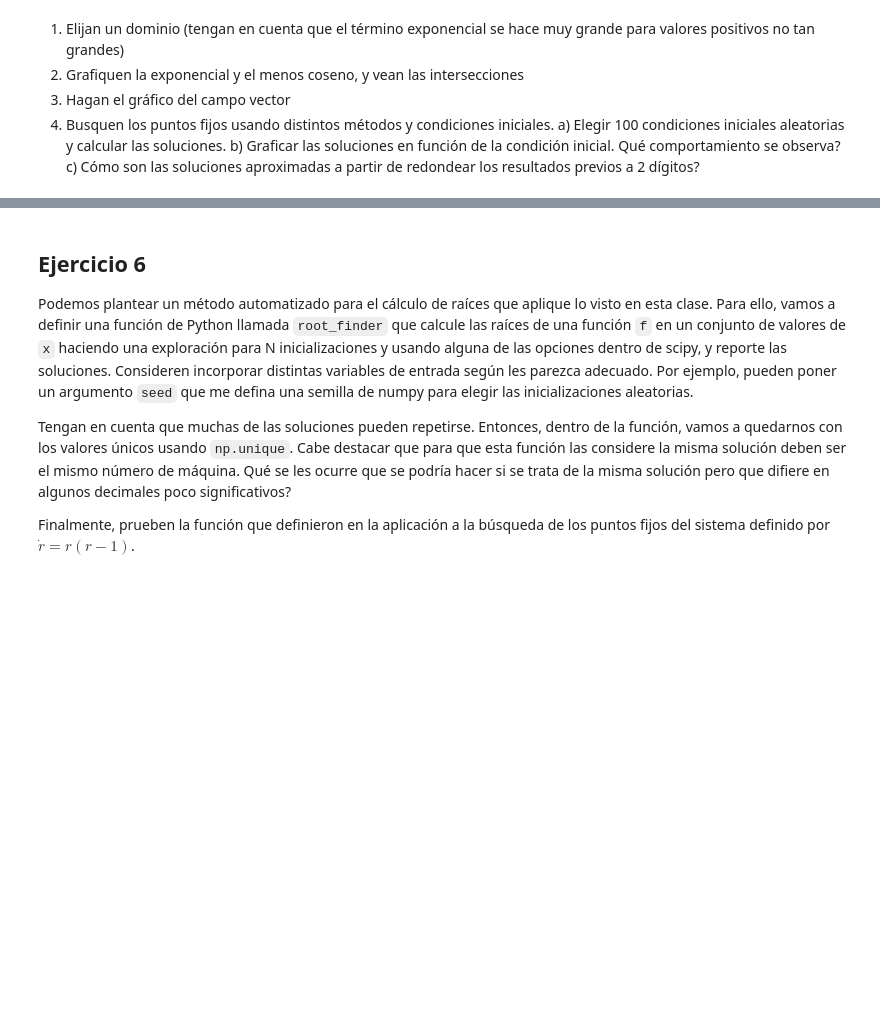
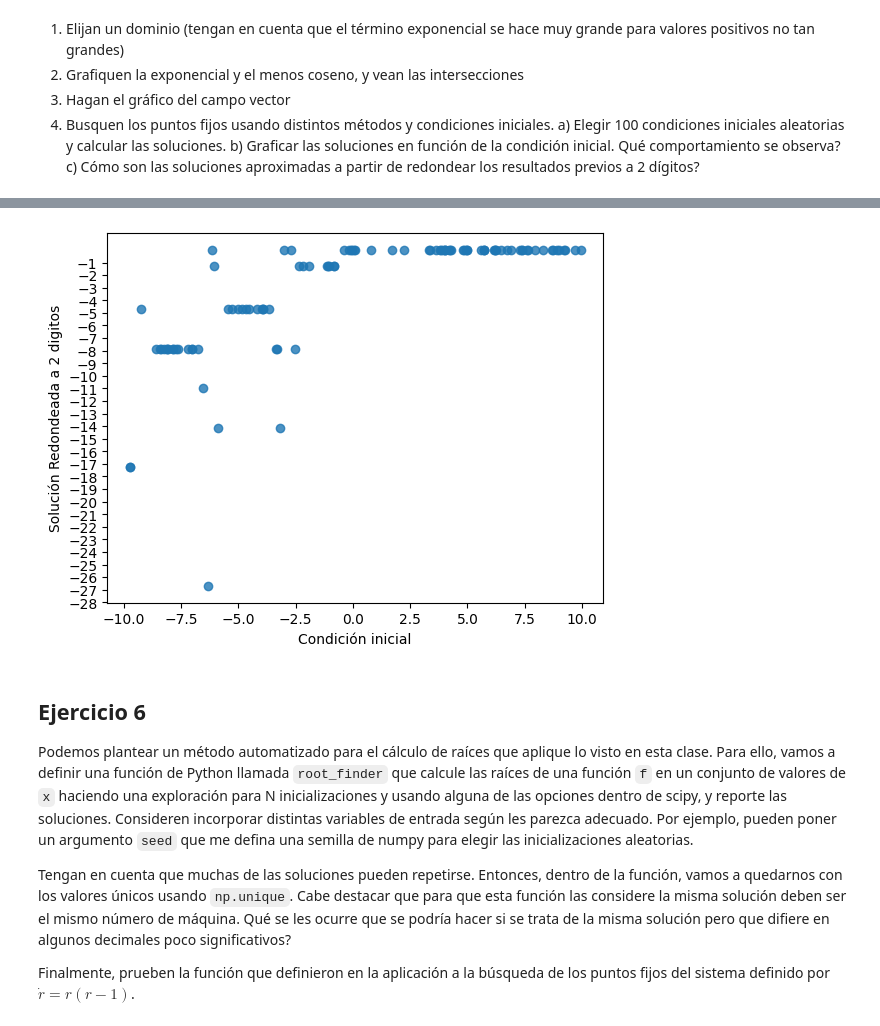
Before and after one commit to xGiannis/IntroModeladoContinuo, a Jupyter notebook: Colabs/nb01_Raices.ipynb, the cells around one changed output, grey strips where cells are left out. Saved outputs shown, nothing was run; the diff lists cells and outputs as text; code cells hidden in the pictures; blank space fills up the shorter version.

```diff
--- a/Colabs/nb01_Raices.ipynb
+++ b/Colabs/nb01_Raices.ipynb
@@ -620,0 +883,4 @@ campovectorprima_1e = lambda x: np.exp(x) + np.sin(x)
+# %%
+redondeados = np.round(sol,2)
+
+print(redondeados)
@@ -621,3 +898,17 @@ campovectorprima_1e = lambda x: np.exp(x) + np.sin(x)
+# %%
+#grafico de soluciones en funcion de condición inicial redondeados
+
+plt.plot(con100, redondeados, 'o', alpha=0.8)
+plt.xlabel('Condición inicial')
+plt.ylabel('Solución Redondeada a 2 digitos')
+plt.yticks(np.arange(-28, 0, 1))
+
+plt.show()
+
+
+#se repiten muchas soluciones.
+# %% [output]
+[figure, added]
 # %% [markdown]
 ## Ejercicio 6
 
```
Also changed, not shown: parts of 35 cells of this notebook.
